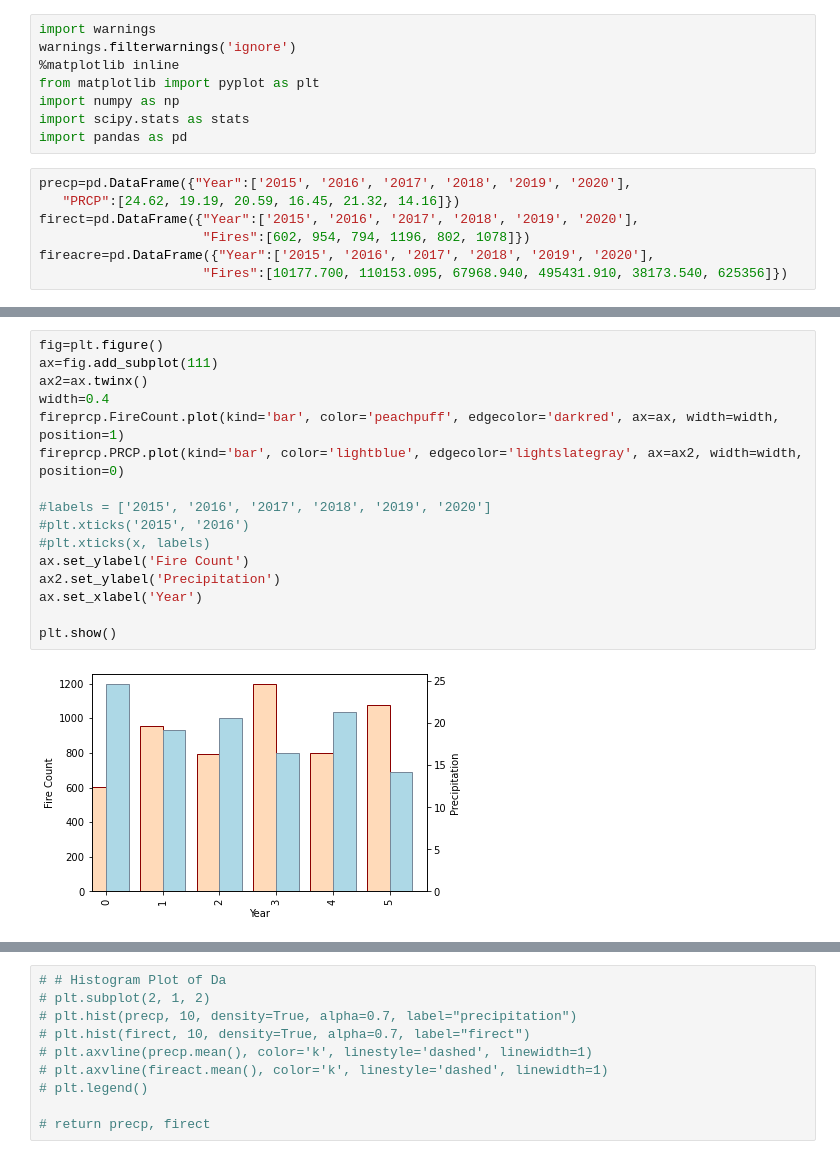
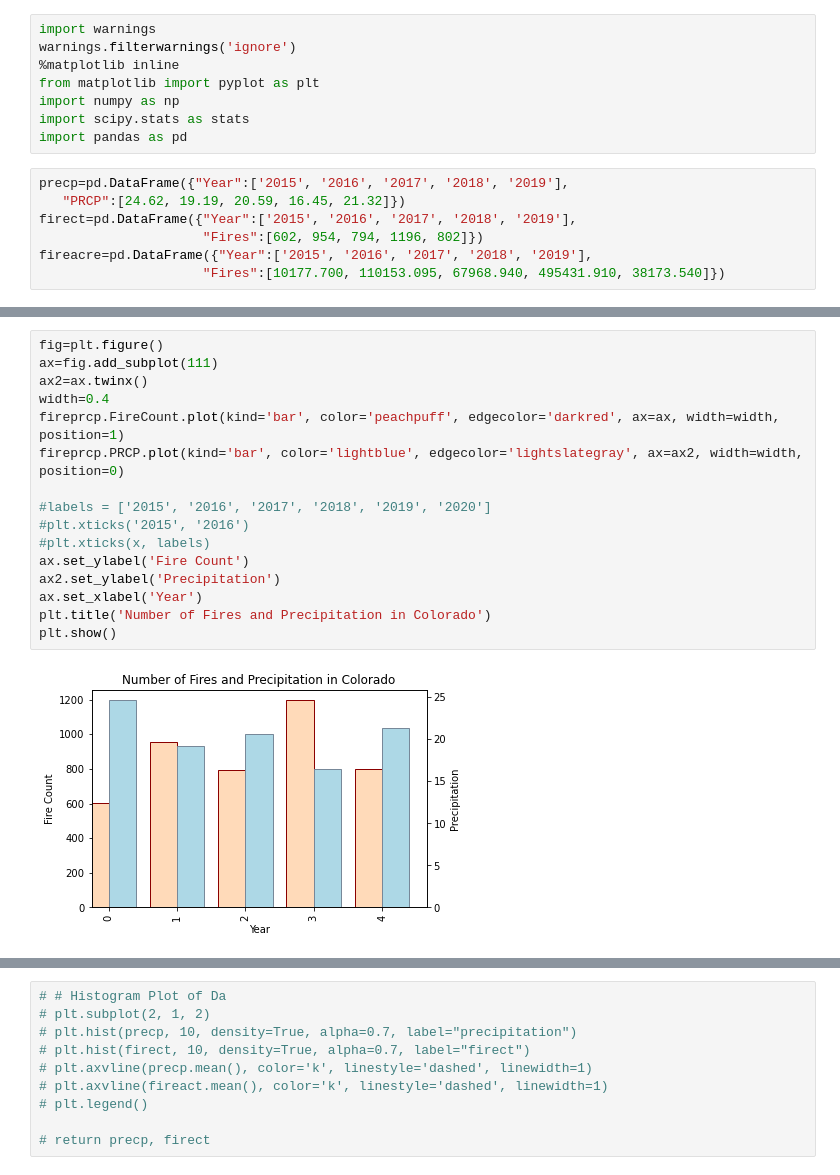
Before and after one commit to Renee-W/ProjectTest, a Jupyter notebook: RW/fire-prcp.ipynb, the cells around one changed output, grey strips where cells are left out. Drawn from its saved outputs; the diff is of its cells as text.

```diff
--- a/RW/fire-prcp.ipynb
+++ b/RW/fire-prcp.ipynb
@@ -7,12 +7,12 @@ import numpy as np
 import scipy.stats as stats
 import pandas as pd
 # %%
-precp=pd.DataFrame({"Year":['2015', '2016', '2017', '2018', '2019', '2020'],
-   "PRCP":[24.62, 19.19, 20.59, 16.45, 21.32, 14.16]})
-firect=pd.DataFrame({"Year":['2015', '2016', '2017', '2018', '2019', '2020'],
-                     "Fires":[602, 954, 794, 1196, 802, 1078]})
-fireacre=pd.DataFrame({"Year":['2015', '2016', '2017', '2018', '2019', '2020'],
-                     "Fires":[10177.700, 110153.095, 67968.940, 495431.910, 38173.540, 625356]})
+precp=pd.DataFrame({"Year":['2015', '2016', '2017', '2018', '2019'],
+   "PRCP":[24.62, 19.19, 20.59, 16.45, 21.32]})
+firect=pd.DataFrame({"Year":['2015', '2016', '2017', '2018', '2019'],
+                     "Fires":[602, 954, 794, 1196, 802]})
+fireacre=pd.DataFrame({"Year":['2015', '2016', '2017', '2018', '2019'],
+                     "Fires":[10177.700, 110153.095, 67968.940, 495431.910, 38173.540]})
 # %%
 firecombo=pd.merge(firect, fireacre, on='Year')
 fireprcp=pd.merge(firecombo, precp, on ='Year')
@@ -69,21 +68,21 @@ Text(0.5, 1.0, 'Number of Annual Precip by Year in Colorado')
 # %%
 fig=plt.figure()
 ax=fig.add_subplot(111)
 ax2=ax.twinx()
 width=0.4
 fireprcp.FireCount.plot(kind='bar', color='peachpuff', edgecolor='darkred', ax=ax, width=width, position=1)
 fireprcp.PRCP.plot(kind='bar', color='lightblue', edgecolor='lightslategray', ax=ax2, width=width, position=0)
 
 #labels = ['2015', '2016', '2017', '2018', '2019', '2020']
 #plt.xticks('2015', '2016')
 #plt.xticks(x, labels)
 ax.set_ylabel('Fire Count')
 ax2.set_ylabel('Precipitation')
 ax.set_xlabel('Year')
-
+plt.title('Number of Fires and Precipitation in Colorado')
 plt.show()
 # %% [output]
-[figure, old version]
+[figure, new version]
 # %%
 fig=plt.figure()
 ax=fig.add_subplot(111)
```
Also changed, not shown: parts of 15 cells of this notebook.
